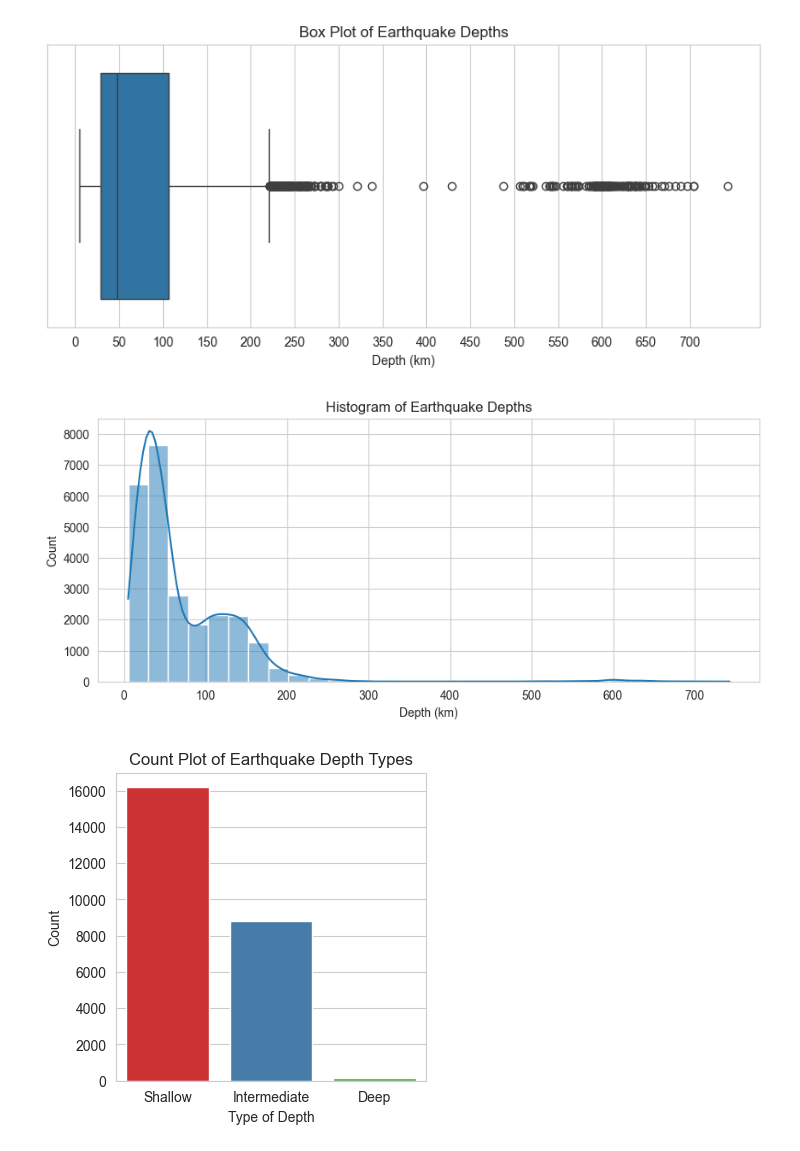
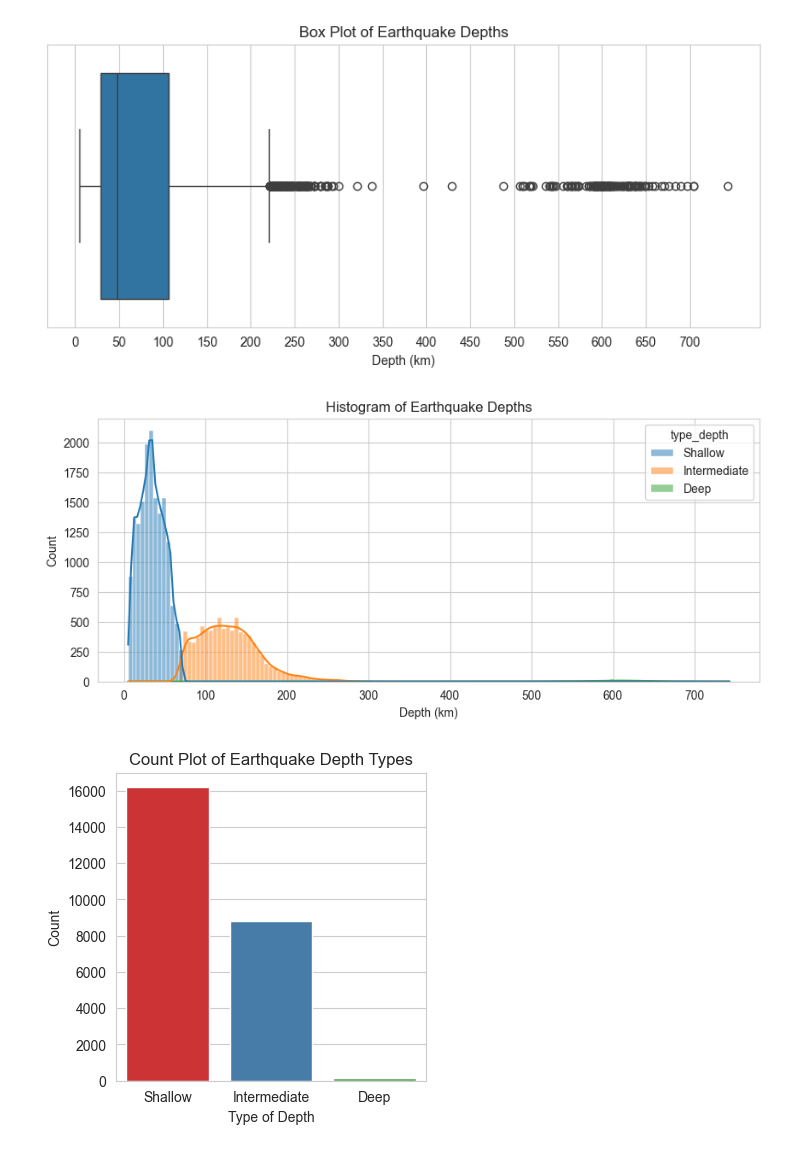
Before and after one commit to N4VHI/navhi-eda-portfolio, a Jupyter notebook: Projects/Project_01_IGP/notebooks/03_univariate_analysis.ipynb, the cells around one changed output. Saved outputs shown, nothing was run; the diff lists cells and outputs as text; code cells hidden in the pictures.

```diff
--- a/Projects/Project_01_IGP/notebooks/03_univariate_analysis.ipynb
+++ b/Projects/Project_01_IGP/notebooks/03_univariate_analysis.ipynb
@@ -139,17 +139,17 @@ plt.show()
 # %%
 sns.set_style("whitegrid")
 
 fig, ax = plt.subplots(figsize=(10,4))
 
-sns.histplot(data=df, x='depth', bins=30, kde=True, ax=ax)
+sns.histplot(data=df, x='depth', hue='type_depth', kde=True, ax=ax)
 plt.xlabel("Depth (km)")
 plt.title("Histogram of Earthquake Depths")
 
 plt.savefig("../reports/figures/univariate_analysis/depth/histogram_depth.png", dpi=300, bbox_inches="tight")
 
 plt.show()
 # %% [output]
-[figure, old version]
+[figure, new version]
 # %%
 sns.set_style("whitegrid")
 
```
Also changed, not shown: parts of 4 cells of this notebook, 17 other files.
